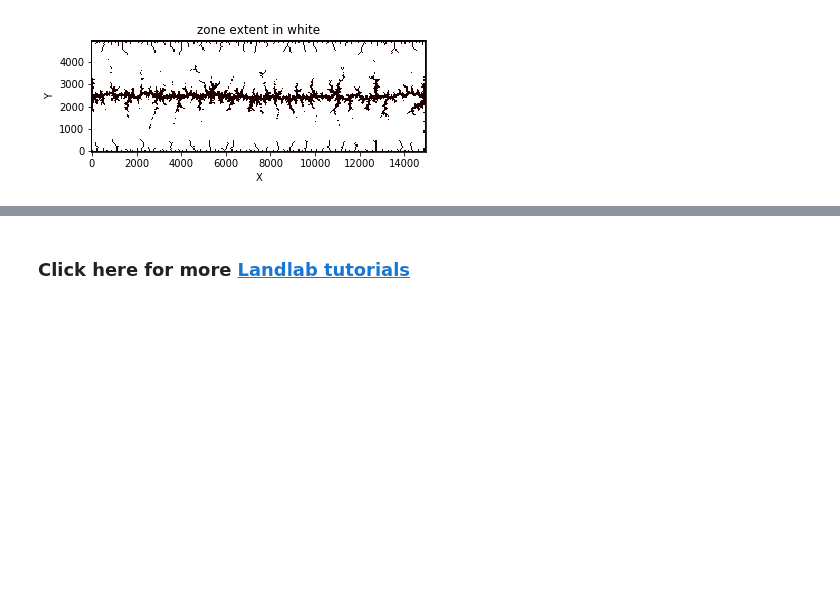
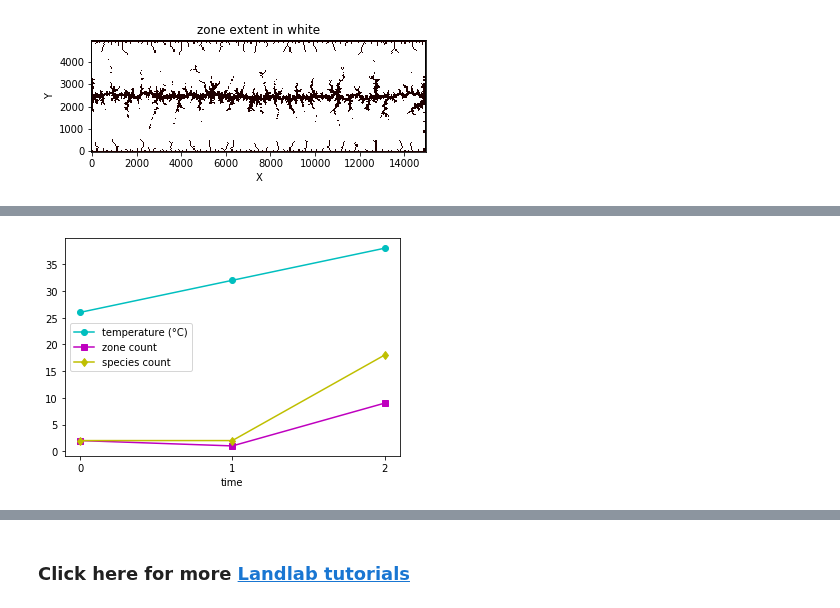
Before and after one commit to landlab/tutorials, a Jupyter notebook: species_evolution/Introduction_to_SpeciesEvolver.ipynb, the cells around one changed output, grey strips where cells are left out. Drawn from its saved outputs; the diff is of its cells as text; code cells hidden in the pictures; blank space fills up the shorter version.

```diff
--- a/species_evolution/Introduction_to_SpeciesEvolver.ipynb
+++ b/species_evolution/Introduction_to_SpeciesEvolver.ipynb
@@ -527,0 +385,16 @@ se.species_with_identifier('A')
+# %%
+# Create a plot of key model variables over time.
+
+time = se.record_data_frame.time
+temperature = [26, 32, 38]
+n_zones = zc.record_data_frame.zone_count
+n_species = se.record_data_frame.species_count
+
+plt.plot(time, temperature, 'o-c', label='temperature (\N{DEGREE SIGN}C)')
+plt.plot(time, n_zones, 's-m', label='zone count')
+plt.plot(time, se.record_data_frame.species_count, 'd-y', label='species count')
+plt.xlabel('time')
+plt.xticks(time)
+_ = plt.legend()
+# %% [output]
+[figure, added]
```
Also changed, not shown: parts of 110 cells of this notebook, 2 other files.
